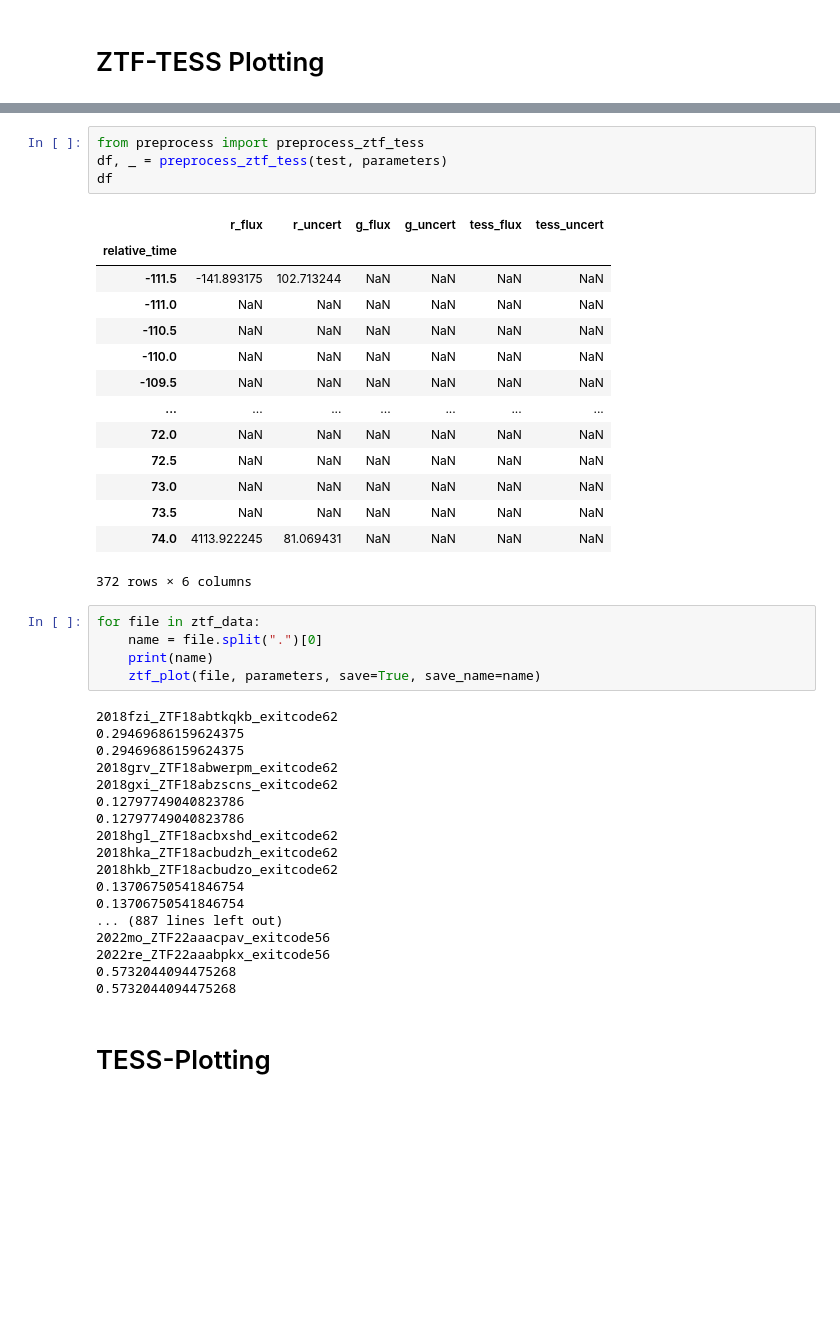
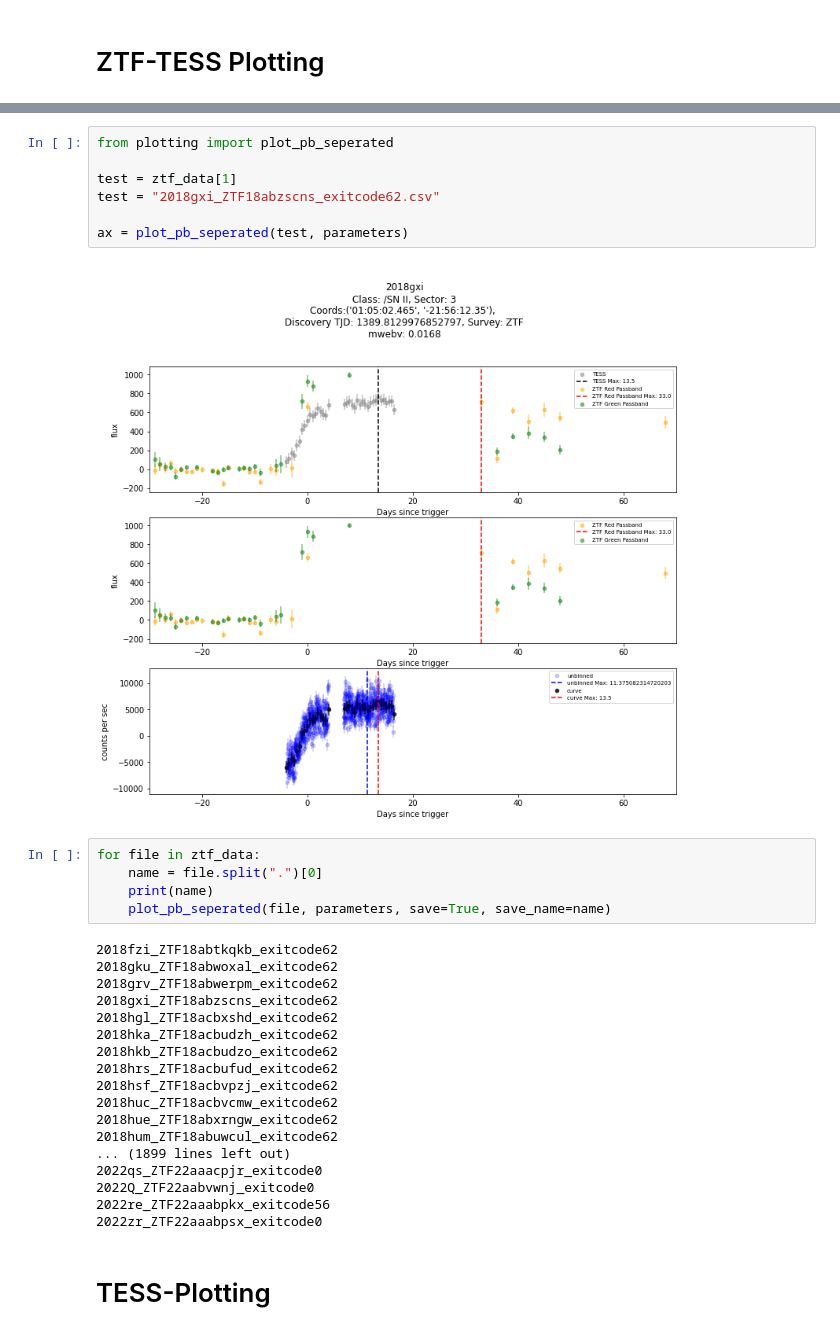
Before and after one commit to halihuang/TESSEpochTime, a Jupyter notebook: plotting.ipynb, the cells around one changed output, grey strips where cells are left out. Cells and saved outputs as stored; diff of their text form; blank space fills up the shorter version.

```diff
--- a/plotting.ipynb
+++ b/plotting.ipynb
@@ -63,45 +18,35 @@ ztf_plot(test, parameters)
-# %%
-from preprocess import preprocess_ztf_tess
-df, _ = preprocess_ztf_tess(test, parameters)
-df
-# %% [output]
-|  | r_flux | r_uncert | g_flux | g_uncert | tess_flux | tess_uncert |
-| relative_time |  |  |  |  |  |  |
-| -111.5 | -141.893175 | 102.713244 | NaN | NaN | NaN | NaN |
-| -111.0 | NaN | NaN | NaN | NaN | NaN | NaN |
-| -110.5 | NaN | NaN | NaN | NaN | NaN | NaN |
-| -110.0 | NaN | NaN | NaN | NaN | NaN | NaN |
-| -109.5 | NaN | NaN | NaN | NaN | NaN | NaN |
-| ... | ... | ... | ... | ... | ... | ... |
-| 72.0 | NaN | NaN | NaN | NaN | NaN | NaN |
-| 72.5 | NaN | NaN | NaN | NaN | NaN | NaN |
-| 73.0 | NaN | NaN | NaN | NaN | NaN | NaN |
-| 73.5 | NaN | NaN | NaN | NaN | NaN | NaN |
-| 74.0 | 4113.922245 | 81.069431 | NaN | NaN | NaN | NaN |
-372 rows × 6 columns
+# %%
+from plotting import plot_pb_seperated
+
+test = ztf_data[1]
+test = "2018gxi_ZTF18abzscns_exitcode62.csv"
+
+ax = plot_pb_seperated(test, parameters)
+# %% [output]
+[figure, added]
 # %%
 for file in ztf_data:
     name = file.split(".")[0]
     print(name)
-    ztf_plot(file, parameters, save=True, save_name=name)
+    plot_pb_seperated(file, parameters, save=True, save_name=name)
 # %% [output]
 2018fzi_ZTF18abtkqkb_exitcode62
-0.29469686159624375
-0.29469686159624375
+2018gku_ZTF18abwoxal_exitcode62
 2018grv_ZTF18abwerpm_exitcode62
 2018gxi_ZTF18abzscns_exitcode62
-0.12797749040823786
-0.12797749040823786
 2018hgl_ZTF18acbxshd_exitcode62
 2018hka_ZTF18acbudzh_exitcode62
 2018hkb_ZTF18acbudzo_exitcode62
-0.13706750541846754
-0.13706750541846754
-... (887 lines left out)
-2022mo_ZTF22aaacpav_exitcode56
+2018hrs_ZTF18acbufud_exitcode62
+2018hsf_ZTF18acbvpzj_exitcode62
+2018huc_ZTF18acbvcmw_exitcode62
+2018hue_ZTF18abxrngw_exitcode62
+2018hum_ZTF18abuwcul_exitcode62
+... (1899 lines left out)
+2022qs_ZTF22aaacpjr_exitcode0
+2022Q_ZTF22aabvwnj_exitcode0
 2022re_ZTF22aaabpkx_exitcode56
-0.5732044094475268
-0.5732044094475268
+2022zr_ZTF22aaabpsx_exitcode0
 # %% [markdown]
 # TESS-Plotting
 # %%
```
Also changed, not shown: parts of 4 cells of this notebook, 2 other files.
